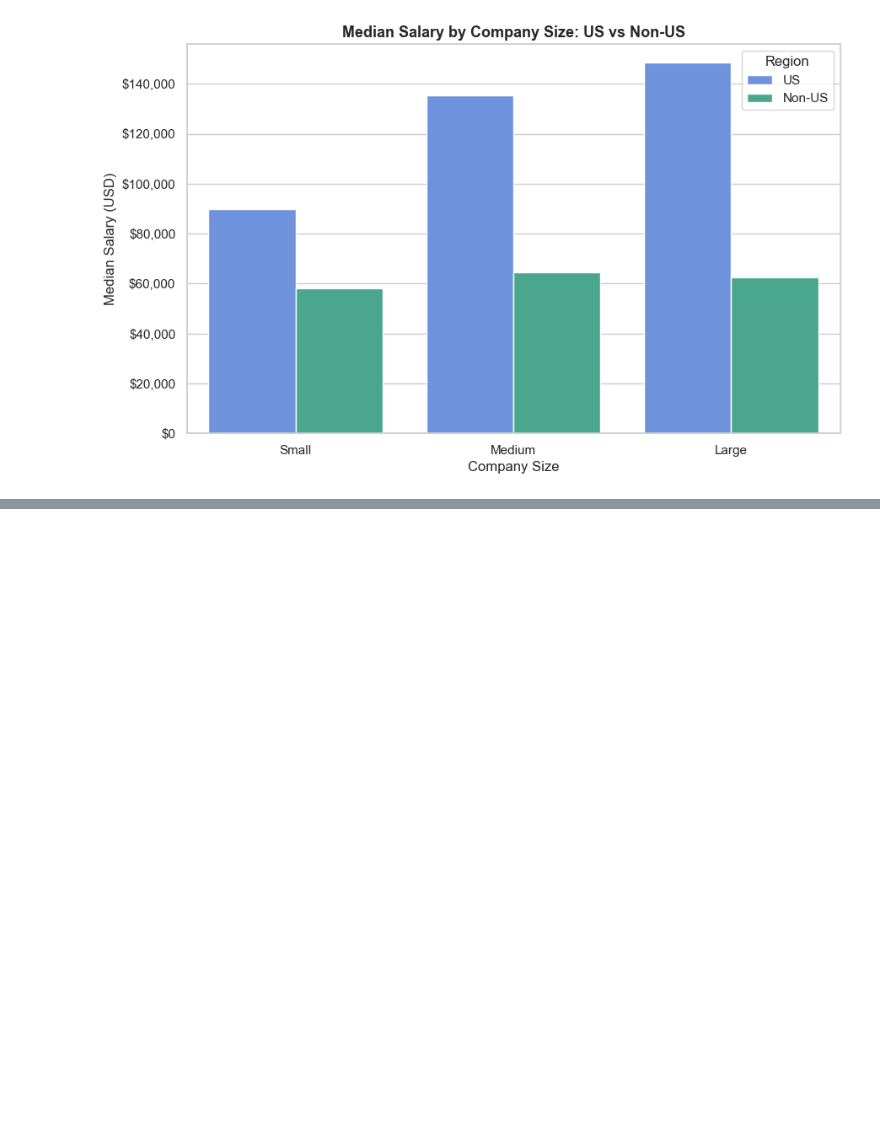
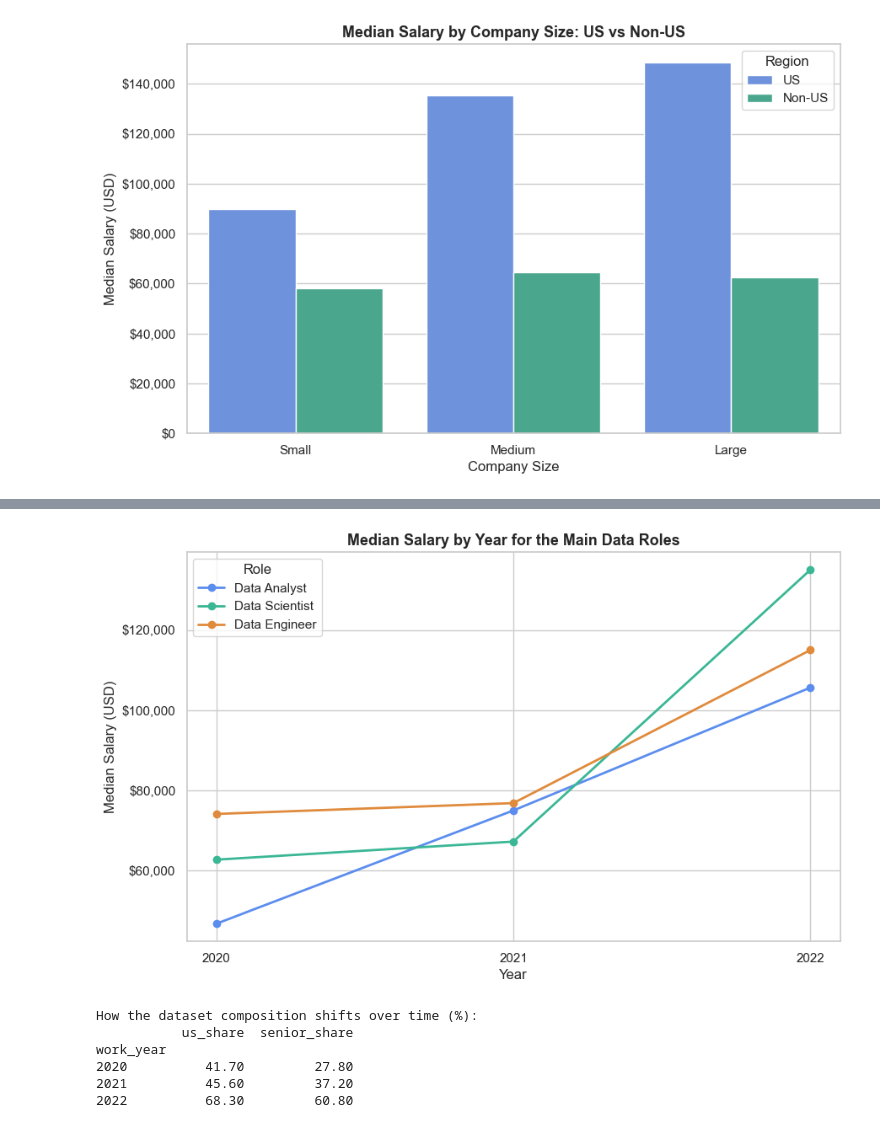
Before and after one commit to FranciscoMartinezGrecco/Data-ai-jobs-analysis, a Jupyter notebook: notebooks/02_business_insights.ipynb, the cells around one changed output, grey strips where cells are left out. Saved outputs shown, nothing was run; the diff lists cells and outputs as text; code cells hidden in the pictures; blank space fills up the shorter version.

Commit message:
Business insights: salary growth over time

```diff
--- a/notebooks/02_business_insights.ipynb
+++ b/notebooks/02_business_insights.ipynb
@@ -677,0 +737,44 @@ So the "large-company premium" is real, but it is mostly a US phenomenon rather
+# %%
+# A line per role shows the trajectory better than bars here. Data
+# Analyst and Data Scientist start low and climb steeply, while Data
+# Engineer was already well paid in 2020 and grows more gently.
+colors = {'Data Analyst': '#5b8def', 'Data Scientist': '#3ab795',
+          'Data Engineer': '#e08a3c'}
+
+fig, ax = plt.subplots(figsize=(10, 6))
+for role in main_roles:
+    ax.plot(growth.columns, growth.loc[role], marker='o', linewidth=2,
+            color=colors[role], label=role)
+
+ax.set_title('Median Salary by Year for the Main Data Roles',
+             fontsize=13, fontweight='bold')
+ax.set_xlabel('Year')
+ax.set_ylabel('Median Salary (USD)')
+ax.set_xticks(growth.columns)
+ax.yaxis.set_major_formatter(plt.FuncFormatter(lambda x, _: f'${x:,.0f}'))
+ax.legend(title='Role')
+
+plt.savefig('../outputs/figures/salary_growth_by_role.png', dpi=150, bbox_inches='tight')
+plt.show()
+# %% [output]
+[figure, added]
+# %%
+# Before reading too much into those percentages, one caveat worth
+# checking. The mix of jobs is not stable across years: 2022 leans much
+# more US-based and much more senior than 2020, and both of those push
+# salaries up on their own (reusing the region column from Section 5).
+comp = df.groupby('work_year').agg(
+    us_share=('region', lambda s: (s == 'US').mean() * 100),
+    senior_share=('experience_level',
+                  lambda s: s.isin(['Senior', 'Executive']).mean() * 100),
+)
+
+print("How the dataset composition shifts over time (%):")
+print(comp.round(1))
+# %% [output]
+How the dataset composition shifts over time (%):
+           us_share  senior_share
+work_year
+2020          41.70         27.80
+2021          45.60         37.20
+2022          68.30         60.80
```
Also changed, not shown: parts of 3 cells of this notebook, 1 other file.
